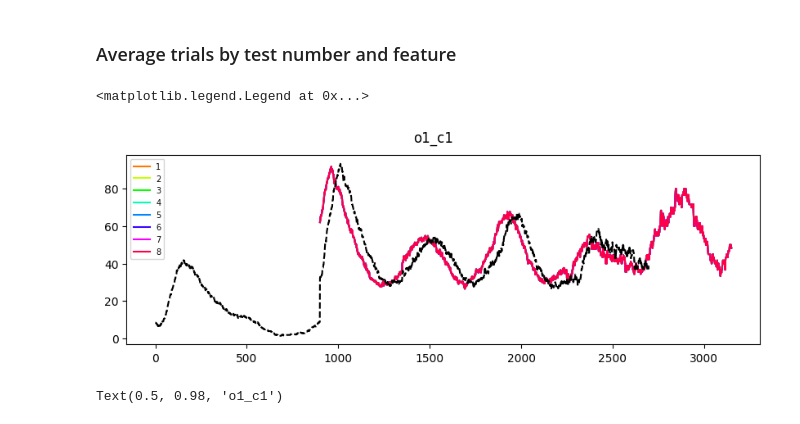
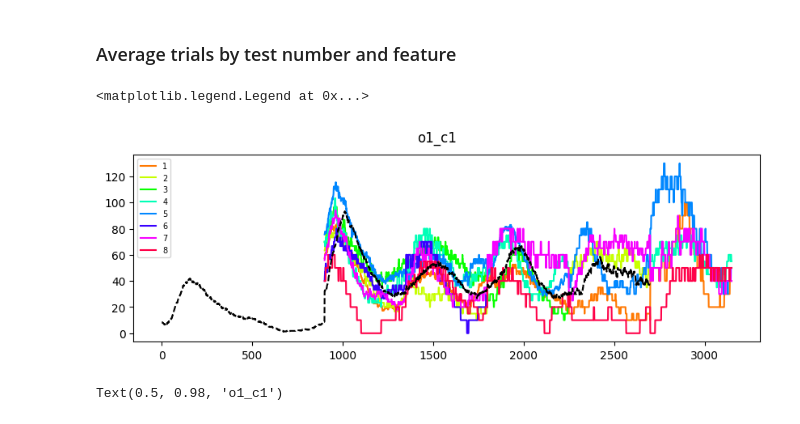
Before and after one commit to Ibos-lab/EphysVibe, a Jupyter notebook: examples/tuning_neuron.ipynb, the cells around one changed output. Saved outputs shown, nothing was run; the diff lists cells and outputs as text; code cells hidden in the pictures.

Commit message:
wip: one fig with all the plots tuning

```diff
--- a/examples/tuning_neuron.ipynb
+++ b/examples/tuning_neuron.ipynb
@@ -565,6 +466,7 @@ o1c5 14
 o5c1 28
 [figure]
 # %%
+## Mean match response to each sample
 fig,ax = plt.subplots(figsize = (16,6))
 for sample in ['o1_c1','o5_c5','o1_c5','o5_c1']:
     task_sample = task_fr[task_fr['sample']==sample]
@@ -581,7 +483,7 @@ for sample in ['o1_c1','o5_c5','o1_c5','o5_c1']:
 
     sp_tests_o1c1_avg = sp_tests_o1c1.mean(axis=0)
     print('%s %d'%(sample,sp_tests_o1c1.shape[0]))
-    sp_tests_o1c1_avg = moving_average(data=sp_tests_o1c1_avg,win=win,step=1)[t_after-win:t_after+450+win]*1000
+    sp_tests_o1c1_avg = firing_rate.moving_average(data=sp_tests_o1c1_avg,win=win,step=1)[t_after-win:t_after+450+win]*1000
 
     style1 = '-'
     ax.plot(sp_tests_o1c1_avg,linestyle=style1,color=task_constants.PALETTE_B1[sample],label=sample)
@@ -678,12 +576,6 @@ all_sp_test5 = np.zeros((4,len_t+win))
 all_sp_delay = np.zeros((4,len_t+win))
 all_sp_sample_on = np.zeros((4,len_t+win))
 
-# task_one_neuron=task_corr_in[task_corr_in['i_neuron']==i_neuron]
-# task_trials = task_one_neuron['trial_idx'].values
-# trial_idx = task_trials[np.nansum(data.sp_samples[idx_tr_corr_in[task_trials],i_neuron],axis=1)>0]
-# task_fr = task_one_neuron[np.in1d(task_one_neuron['trial_idx'] , trial_idx)]
-
-# all_feature_t5_avg=[]
 for i,sample in enumerate(["o1_c1","o1_c5","o5_c1","o5_c5"]):
     task_sample = task_fr[task_fr['sample']==sample]
     test_stimuli_samp = test_stimuli[task_sample['trial_idx']]
@@ -693,29 +585,29 @@ for i,sample in enumerate(["o1_c1","o1_c5","o5_c1","o5_c5"]):
     code = task_sample['code'].values
     test_stimuli_samp = delete_match(test_stimuli_samp,code)
     # sample on
-    sp_sample_on = SpikeData.indep_roll(sp_samples_samp, -code_samples_samp[:,4].astype(int), axis=1)[:, :len_s_on+win]
+    sp_sample_on = SpikeData.indep_roll(sp_samples_samp, -code_samples_samp[:,4].astype(int), axis=1)[:, :len_t+win]
     all_sp_sample_on[i] = sp_sample_on.mean(axis=0)
     # delay
-    sp_delay = SpikeData.indep_roll(sp_samples_samp, -code_samples_samp[:,5].astype(int), axis=1)[:, :len_d+win]
+    sp_delay = SpikeData.indep_roll(sp_samples_samp, -code_samples_samp[:,5].astype(int), axis=1)[:, :len_t+win]
     all_sp_delay[i] = sp_delay.mean(axis=0)
     # test 1
-    idx = np.where(test_stimuli_samp[:,0]!='nan')[0]
+    idx = np.where(~np.isnan(test_stimuli_samp[:,0]))[0]
     sp_test = SpikeData.indep_roll(sp_samples_samp[idx], -code_samples_samp[idx,6].astype(int), axis=1)[:, :len_t+win]
     all_sp_test1[i] = sp_test.mean(axis=0)
     # test 2
-    idx = np.where(test_stimuli_samp[:,1]!='nan')[0]
+    idx = np.where(~np.isnan(test_stimuli_samp[:,1]))[0]
     sp_test = SpikeData.indep_roll(sp_samples_samp[idx], -code_samples_samp[idx,8].astype(int), axis=1)[:, :len_t+win]
     all_sp_test2[i] = sp_test.mean(axis=0)
     # test 3
-    idx = np.where(test_stimuli_samp[:,2]!='nan')[0]
+    idx = np.where(~np.isnan(test_stimuli_samp[:,2]))[0]
     sp_test = SpikeData.indep_roll(sp_samples_samp[idx], -code_samples_samp[idx,10].astype(int), axis=1)[:, :len_t+win]
     all_sp_test3[i] = sp_test.mean(axis=0)
     # test 4
-    idx = np.where(test_stimuli_samp[:,3]!='nan')[0]
+    idx = np.where(~np.isnan(test_stimuli_samp[:,3]))[0]
     sp_test = SpikeData.indep_roll(sp_samples_samp[idx], -code_samples_samp[idx,12].astype(int), axis=1)[:, :len_t+win]
     all_sp_test4[i] = sp_test.mean(axis=0)
     # test 5
-    idx = np.where(test_stimuli_samp[:,4]!='nan')[0]
+    idx = np.where(~np.isnan(test_stimuli_samp[:,4]))[0]
     sp_test = SpikeData.indep_roll(sp_samples_samp[idx], -code_samples_samp[idx,14].astype(int), axis=1)[:, :len_t+win]
     all_sp_test5[i] = sp_test.mean(axis=0)
 
@@ -731,10 +623,10 @@ for i,all_sp in enumerate(all_sp_epochs_feture):
     o5 = np.mean([all_sp[2],all_sp[3]],axis=0)
     c1 = np.mean([all_sp[0],all_sp[2]],axis=0)
     c5 = np.mean([all_sp[1],all_sp[3]],axis=0)
-    o1_avg_feature.append(moving_average(data=o1,win=win,step=1)[:450]*1000)
-    o5_avg_feature.append(moving_average(data=o5,win=win,step=1)[:450]*1000)
-    c1_avg_feature.append(moving_average(data=c1,win=win,step=1)[:450]*1000)
-    c5_avg_feature.append(moving_average(data=c5,win=win,step=1)[:450]*1000)
+    o1_avg_feature.append(firing_rate.moving_average(data=o1,win=win,step=1)[:450]*1000)
+    o5_avg_feature.append(firing_rate.moving_average(data=o5,win=win,step=1)[:450]*1000)
+    c1_avg_feature.append(firing_rate.moving_average(data=c1,win=win,step=1)[:450]*1000)
+    c5_avg_feature.append(firing_rate.moving_average(data=c5,win=win,step=1)[:450]*1000)
 o1_avg_feature=np.concatenate(o1_avg_feature)
 o5_avg_feature=np.concatenate(o5_avg_feature)
 c1_avg_feature=np.concatenate(c1_avg_feature)
@@ -773,32 +665,32 @@ for i,sample in enumerate(["o1_c1","o1_c5","o5_c1","o5_c5"]):
     for n_t in range(test_stimuli_samp.shape[1]):
         n_test = np.full(test_stimuli_samp.shape,np.nan)
         n_test[:,n_t] = test_stimuli_samp[:,n_t]
-        color_tests=get_sp_feature(sp_samples_samp,n_test,code_samples_samp,color_orient=color,stim_num=stim_num)
-        orient_tests=get_sp_feature(sp_samples_samp,n_test,code_samples_samp,color_orient=orient,stim_num=stim_num)
+        color_tests=get_sp_feature(sp_samples_samp,n_test,code_samples_samp,color_orient="color",stim_num=stim_num)
+        orient_tests=get_sp_feature(sp_samples_samp,n_test,code_samples_samp,color_orient="orient",stim_num=stim_num)
         all_sample_feature_tests[sample]["color"][str(n_t)]= color_tests
         all_sample_feature_tests[sample]["orientation"][str(n_t)]= orient_tests
 # %%
 palette = plt.get_cmap('hsv',64)
 o1_c1_orient = []
 for i_test in range(5):
     o1_c1_orient_test = []
     for i in range(8):
         tests=all_sample_feature_tests["o1_c1"]['orientation'][str(i_test)][i].mean(axis=0)
-        tests = moving_average(data=tests,win=win,step=1)*1000
+        tests = firing_rate.moving_average(data=tests,win=win,step=1)*1000
         o1_c1_orient_test.append(tests[:450])
     o1_c1_orient.append(o1_c1_orient_test)
 
 palette = plt.get_cmap('hsv',64)
 all_o1_tests = np.concatenate([o1_c1_orient[0],o1_c1_orient[1],o1_c1_orient[2],o1_c1_orient[3],o1_c1_orient[4]],axis=1)
 fig,ax = plt.subplots(figsize=(10,3))
 for i, o_i in enumerate(all_o1_tests):
     ax.plot(np.arange(o_i.shape[0])+900,o_i,label=stim_num[i],color=palette(i*8+5))
 ax.plot(all_sp_epochs[0],'k--')
 fig.suptitle('o1_c1')
 plt.legend( prop={'size': 7})
 # %% [output]
 <matplotlib.legend.Legend at 0x...>
-[figure, old version]
+[figure, new version]
 # %%
 o1_c1_orient = []
 for i_test in range(5):
```
Also changed, not shown: parts of 30 cells of this notebook, 2 other files.
